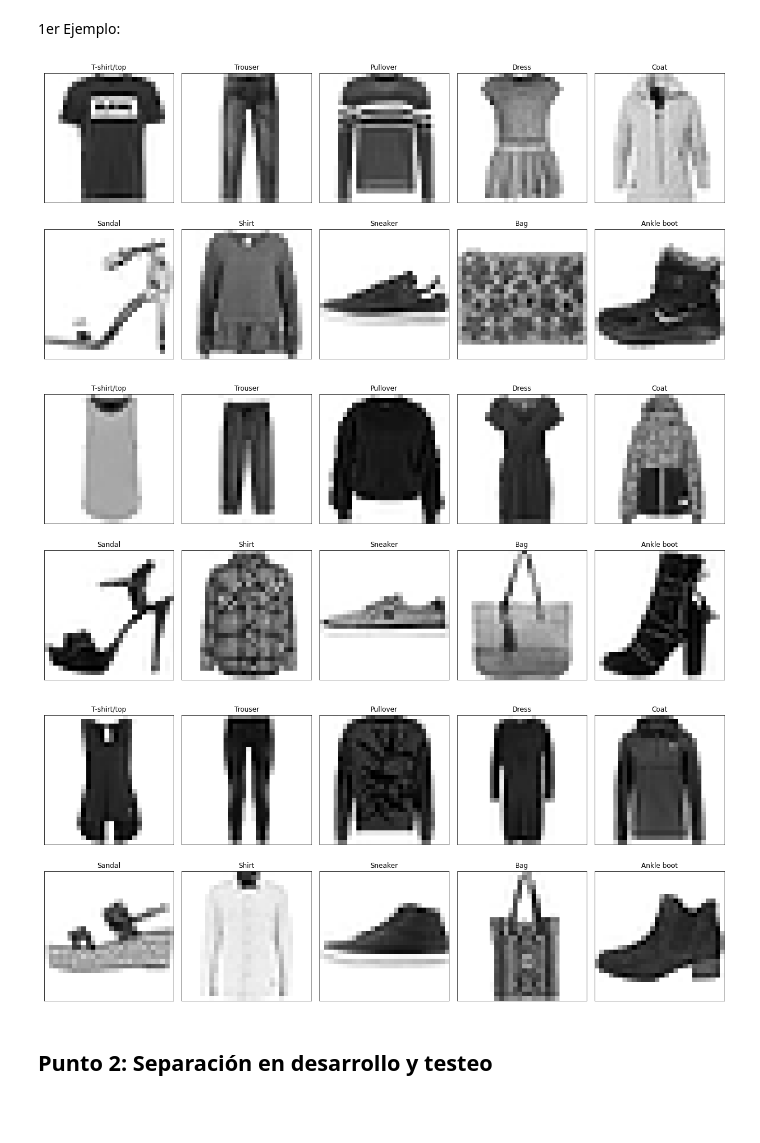
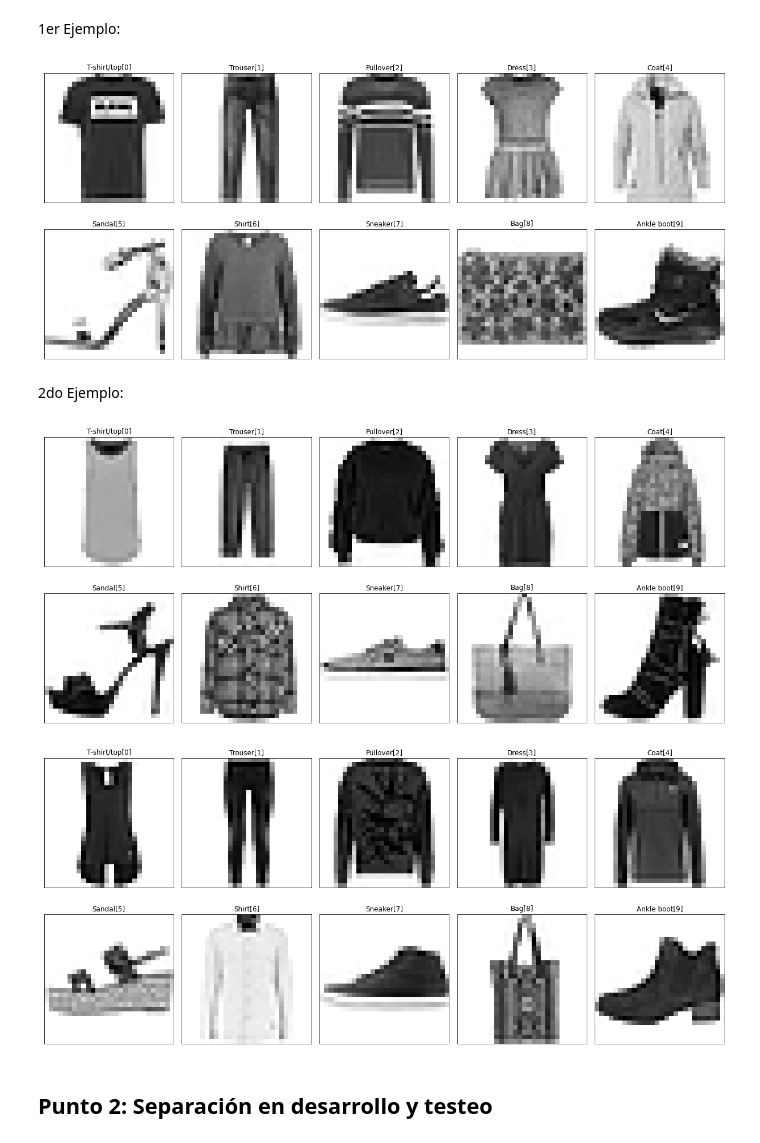
Before and after one commit to mcnanton/tp2AA, a Jupyter notebook: TP2AA.ipynb, the cells around one changed output. Cells and saved outputs as stored; diff of their text form; code cells hidden in the pictures; blank space fills up the shorter version.

```diff
--- a/TP2AA.ipynb
+++ b/TP2AA.ipynb
@@ -157,20 +157,20 @@ pd.concat([Q, P], axis=1).sort_index()
 # %%
 clases = np.sort(df_completo[0].unique())
 
 class_names = ['T-shirt/top', 'Trouser', 'Pullover', 'Dress', 'Coat',
                'Sandal', 'Shirt', 'Sneaker', 'Bag', 'Ankle boot']
 
 
 ## Ejemplo 1
 plt.figure(figsize=(17,8))
 for i,clase_i in enumerate(clases):
   filtro_i = y_train == clase_i
   plt.subplot(2,5,i+1)
-  plt.title(class_names[clase_i])
+  plt.title(str(class_names[clase_i])+str([clase_i]))
   plt.xticks([])
   plt.yticks([])
   plt.grid(False)
   plt.imshow(np.array(X_train[filtro_i].iloc[0]).reshape(28,28),cmap='binary')
 plt.tight_layout()
 # %% [output]
-[figure, old version]
+[figure, new version]
@@ -179,31 +177,33 @@ plt.tight_layout()
+# %% [markdown]
+2do Ejemplo:
 # %%
 ## Ejemplo 2
 plt.figure(figsize=(17,8))
 for i,clase_i in enumerate(clases):
   filtro_i = y_train == clase_i
   plt.subplot(2,5,i+1)
-  plt.title(class_names[clase_i])
+  plt.title(str(class_names[clase_i])+str([clase_i]))
   plt.xticks([])
   plt.yticks([])
   plt.grid(False)
   plt.imshow(np.array(X_train[filtro_i].iloc[1]).reshape(28,28),cmap='binary')
 plt.tight_layout()
 # %% [output]
-[figure, old version]
+[figure, new version]
 # %%
 ## Ejemplo 3
 plt.figure(figsize=(17,8))
 for i,clase_i in enumerate(clases):
   filtro_i = y_train == clase_i
   plt.subplot(2,5,i+1)
-  plt.title(class_names[clase_i])
+  plt.title(str(class_names[clase_i])+str([clase_i]))
   plt.xticks([])
   plt.yticks([])
   plt.grid(False)
   plt.imshow(np.array(X_train[filtro_i].iloc[2]).reshape(28,28),cmap='binary')
 plt.tight_layout()
 # %% [output]
-[figure, old version]
+[figure, new version]
 # %% [markdown]
 ## Punto 2: Separación en desarrollo y testeo
 # %% [markdown]
```
Also changed, not shown: parts of 29 cells of this notebook, 2 other files.
